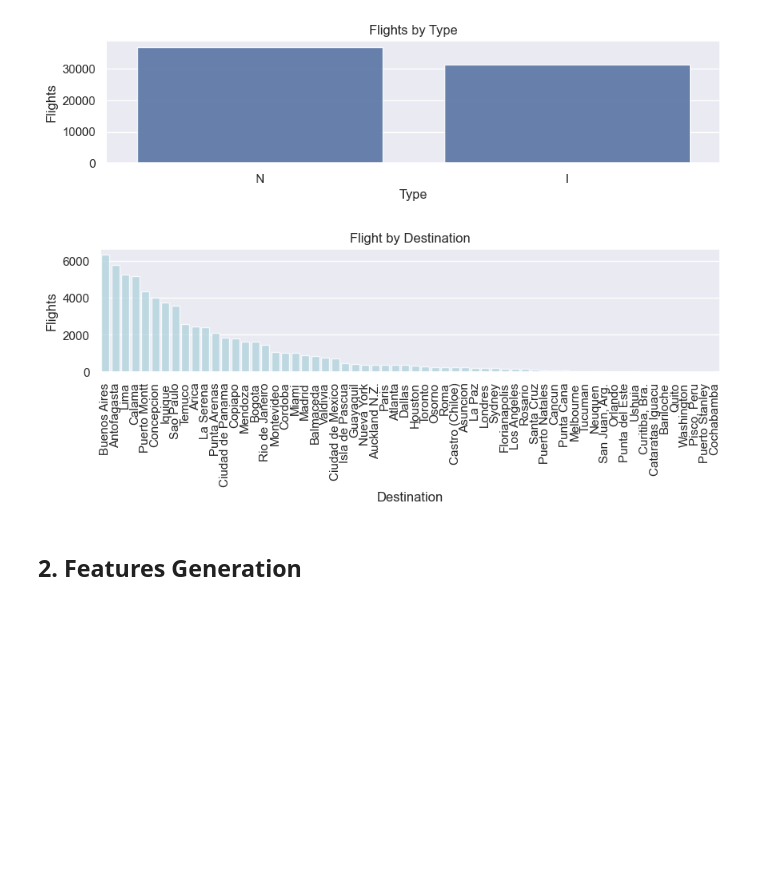
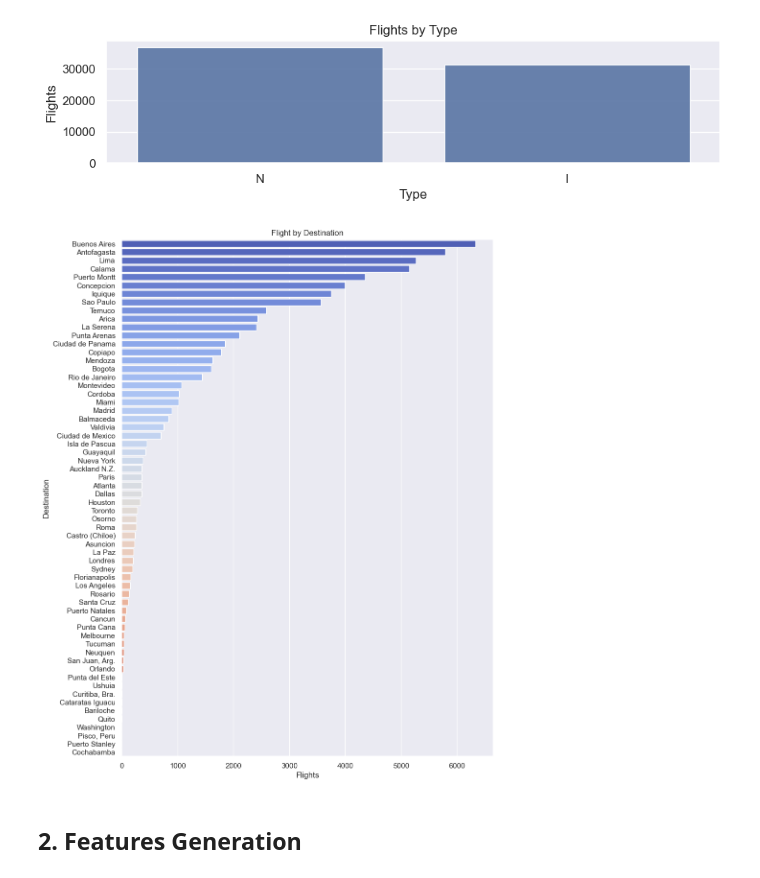
Before and after one commit to tryolabs/diego-challenge-tryolabs-latam, a Jupyter notebook: challenge/exploration.ipynb, the cells around one changed output. Cells and saved outputs as stored; diff of their text form; code cells hidden in the pictures; blank space fills up the shorter version.

```diff
--- a/challenge/exploration.ipynb
+++ b/challenge/exploration.ipynb
@@ -60,11 +63,10 @@ plt.show()
 # %%
 flights_by_month = data['MES'].value_counts()
-plt.figure(figsize = (10, 2))
-sns.set(style = "darkgrid")
-sns.barplot(x=flights_by_month.index, y=flights_by_month.values, color = 'lightblue', alpha=0.8)
+plt.figure(figsize = (10, 4))
+sns.barplot(x=flights_by_month.index, y=flights_by_month.values, color = 'blue', alpha=0.5)
 plt.title('Flights by Month')
-plt.ylabel('Flights', fontsize=12)
-plt.xlabel('Month', fontsize=12)
-plt.xticks(rotation=90)
+plt.ylabel('Flights')
+plt.xlabel('Month')
+plt.xticks(rotation=0)
 plt.show()
 # %% [output]
@@ -89,12 +91,12 @@ values_by_day = [
     flights_by_day_in_week.values[6],
     flights_by_day_in_week.values[3]
 ]
-plt.figure(figsize = (10, 2))
-sns.set(style="darkgrid")
-sns.barplot(x=days, y=values_by_day, color = 'lightblue', alpha=0.8)
+plt.figure(figsize = (10, 4))
+
+sns.barplot(x=days, y=values_by_day, color = 'blue', alpha=0.5)
 plt.title('Flights by Day in Week')
-plt.ylabel('Flights', fontsize=12)
-plt.xlabel('Day in Week', fontsize=12)
-plt.xticks(rotation=90)
+plt.ylabel('Flights')
+plt.xlabel('Day in Week')
+plt.xticks()
 plt.show()
 # %% [output]
@@ -102,27 +104,28 @@ plt.show()
 # %%
 flights_by_type = data['TIPOVUELO'].value_counts()
-sns.set(style="darkgrid")
+
 plt.figure(figsize = (10, 2))
 sns.barplot(x=flights_by_type.index, y=flights_by_type.values, alpha=0.9)
 plt.title('Flights by Type')
-plt.ylabel('Flights', fontsize=12)
-plt.xlabel('Type', fontsize=12)
+plt.ylabel('Flights')
+plt.xlabel('Type')
 plt.show()
 # %% [output]
 [figure]
 # %%
 flight_by_destination = data['SIGLADES'].value_counts()
-plt.figure(figsize = (10, 2))
-sns.set(style="darkgrid")
-sns.barplot(x=flight_by_destination.index, y=flight_by_destination.values, color = 'lightblue', alpha=0.8)
+
+# Create a gradient palette
+palette = sns.color_palette("coolwarm", len(flight_by_destination))
+
+plt.figure(figsize = (10, 14))
+sns.barplot(y=flight_by_destination.index, x=flight_by_destination.values, palette=palette, alpha=1)
 plt.title('Flight by Destination')
-plt.ylabel('Flights', fontsize=12)
-plt.xlabel('Destination', fontsize=12)
-plt.xticks(rotation=90)
-
+plt.xlabel('Flights')
+plt.ylabel('Destination')
 plt.show()
 # %% [output]
-[figure, old version]
+[figure, new version]
 # %% [markdown]
 ## 2. Features Generation
 # %% [markdown]
```
Also changed, not shown: parts of 15 cells of this notebook, 9 other files.
